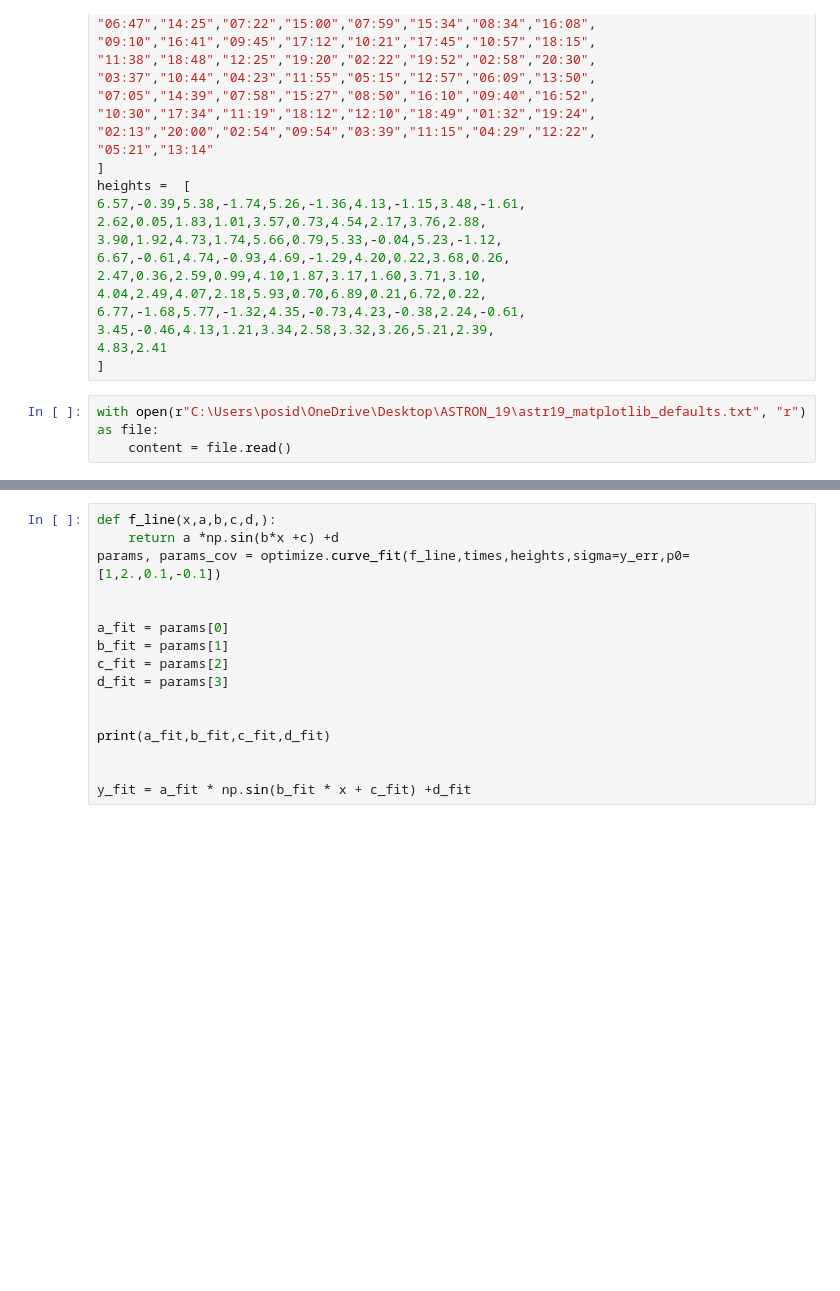
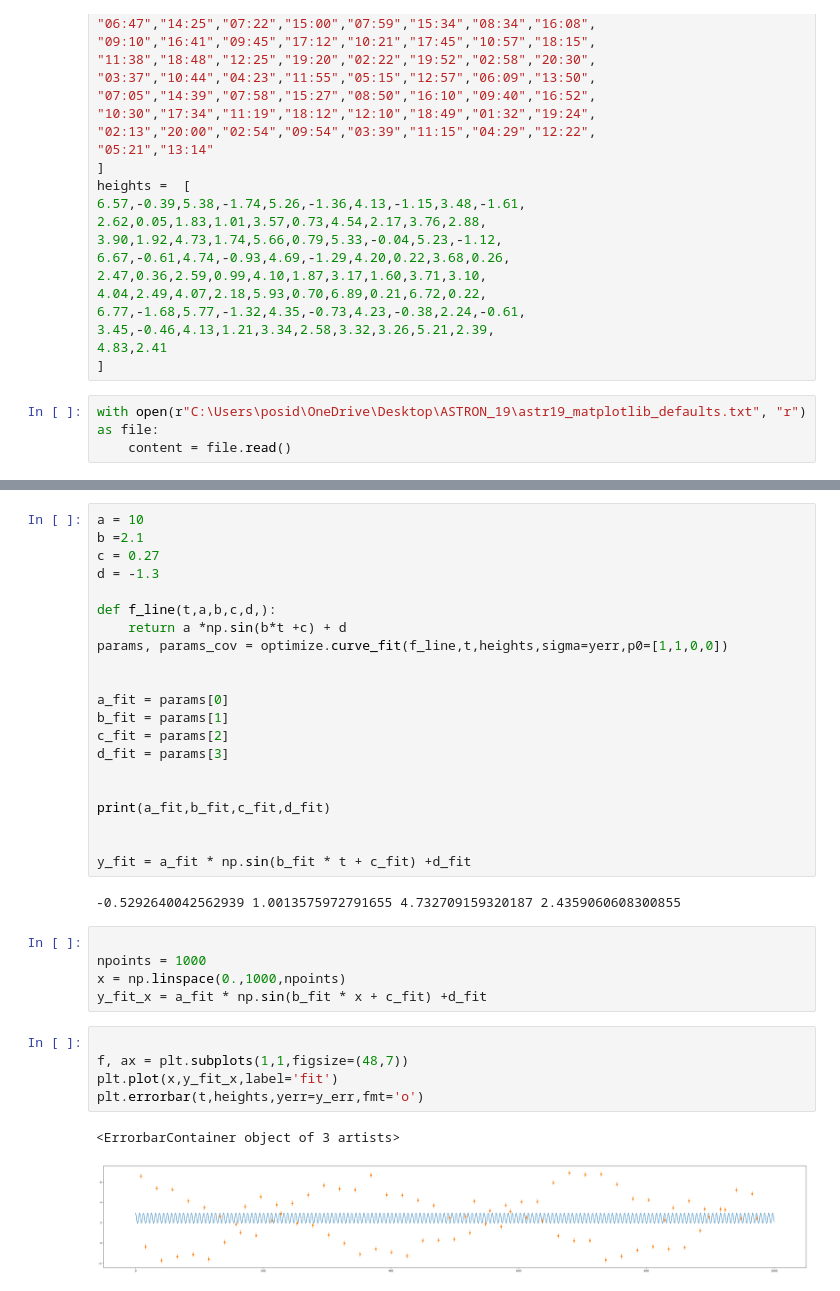
Before and after one commit to Bluewolf909/astr-19-group-project, a Jupyter notebook: main.ipynb, the cells around one changed output, grey strips where cells are left out. Saved outputs shown, nothing was run; the diff lists cells and outputs as text; blank space fills up the shorter version.

```diff
--- a/main.ipynb
+++ b/main.ipynb
@@ -74,7 +77,12 @@ plt.errorbar(times,heights,sigma,fmt='o')
 # %%
-def f_line(x,a,b,c,d,):
-    return a *np.sin(b*x +c) +d
-params, params_cov = optimize.curve_fit(f_line,times,heights,sigma=y_err,p0=[1,2.,0.1,-0.1])
+a = 10
+b =2.1
+c = 0.27
+d = -1.3
+
+def f_line(t,a,b,c,d,):
+    return a *np.sin(b*t +c) + d
+params, params_cov = optimize.curve_fit(f_line,t,heights,sigma=yerr,p0=[1,1,0,0])
 
 
 a_fit = params[0]
@@ -86,4 +94,19 @@ d_fit = params[3]
 print(a_fit,b_fit,c_fit,d_fit)
 
 
-y_fit = a_fit * np.sin(b_fit * x + c_fit) +d_fit
+y_fit = a_fit * np.sin(b_fit * t + c_fit) +d_fit
+# %% [output]
+-0.5292640042562939 1.0013575972791655 4.732709159320187 2.4359060608300855
+# %%
+
+npoints = 1000
+x = np.linspace(0.,1000,npoints)
+y_fit_x = a_fit * np.sin(b_fit * x + c_fit) +d_fit
+# %%
+
+f, ax = plt.subplots(1,1,figsize=(48,7))
+plt.plot(x,y_fit_x,label='fit')
+plt.errorbar(t,heights,yerr=y_err,fmt='o')
+# %% [output]
+<ErrorbarContainer object of 3 artists>
+[figure, added]
```
Also changed, not shown: parts of 6 cells of this notebook.
